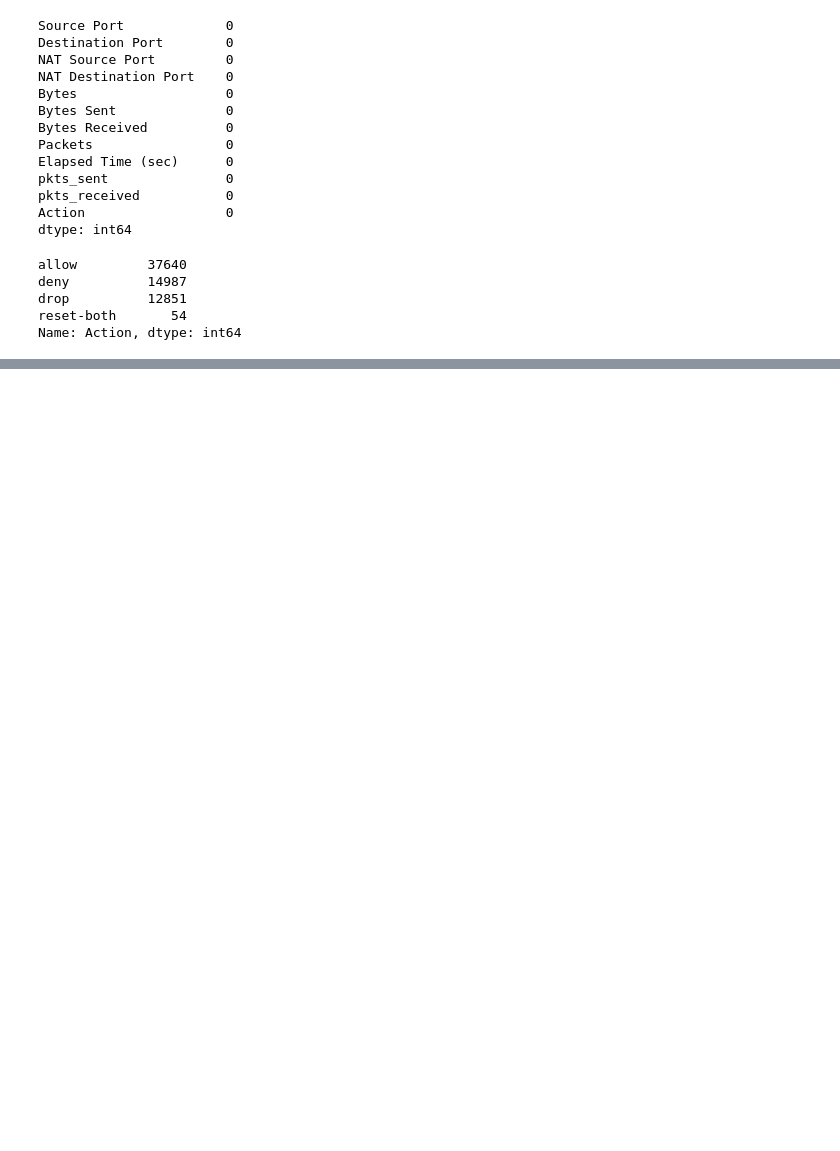
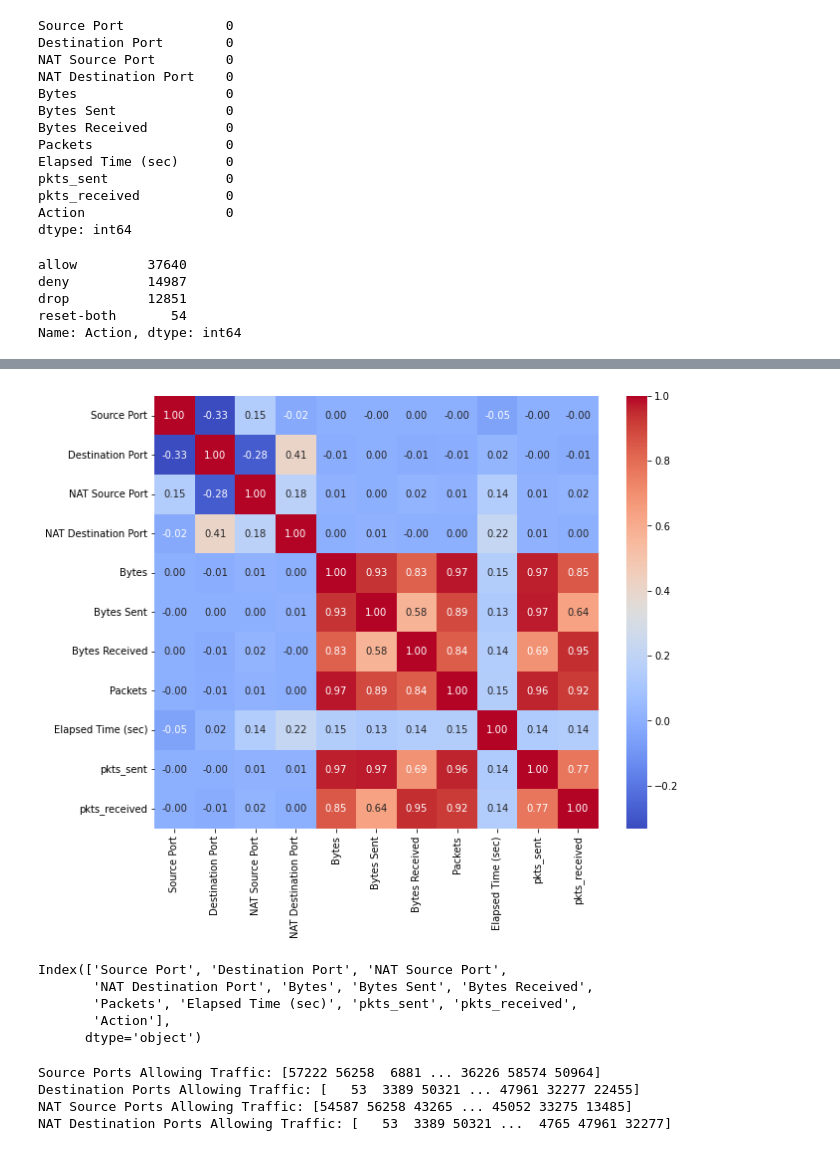
Before and after one commit to cctdoug/ML_CA1, a Jupyter notebook: ML_CA1.ipynb, the cells around one changed output, grey strips where cells are left out. Drawn from its saved outputs; the diff is of its cells as text; code cells hidden in the pictures; blank space fills up the shorter version.

Commit message:
Data Vis - EAD

```diff
--- a/ML_CA1.ipynb
+++ b/ML_CA1.ipynb
@@ -128,0 +161,35 @@ dtype: object
+# %%
+# Correlation matrix heatmap
+plt.figure(figsize=(10, 8))
+sns.heatmap(df.corr(), annot=True, fmt=".2f", cmap='coolwarm');
+# %% [output]
+[figure, added]
+# %%
+df.columns
+# %% [output]
+Index(['Source Port', 'Destination Port', 'NAT Source Port',
+       'NAT Destination Port', 'Bytes', 'Bytes Sent', 'Bytes Received',
+       'Packets', 'Elapsed Time (sec)', 'pkts_sent', 'pkts_received',
+       'Action'],
+      dtype='object')
+# %%
+# Filter the DataFrame to include only rows where traffic is allowed
+# Assuming 'allow' is the indicator of allowed traffic in the 'Action' column
+allowed_traffic_df = df[df['Action'] == 'allow']
+
+# Extract unique ports that have allowed traffic
+source_ports = allowed_traffic_df['Source Port'].unique()
+destination_ports = allowed_traffic_df['Destination Port'].unique()
+nat_source_ports = allowed_traffic_df['NAT Source Port'].unique()
+nat_destination_ports = allowed_traffic_df['NAT Destination Port'].unique()
+
+# Printing the list of ports that allow traffic
+print("Source Ports Allowing Traffic:", source_ports)
+print("Destination Ports Allowing Traffic:", destination_ports)
+print("NAT Source Ports Allowing Traffic:", nat_source_ports)
+print("NAT Destination Ports Allowing Traffic:", nat_destination_ports)
+# %% [output]
+Source Ports Allowing Traffic: [57222 56258  6881 ... 36226 58574 50964]
+Destination Ports Allowing Traffic: [   53  3389 50321 ... 47961 32277 22455]
+NAT Source Ports Allowing Traffic: [54587 56258 43265 ... 45052 33275 13485]
+NAT Destination Ports Allowing Traffic: [   53  3389 50321 ...  4765 47961 32277]
```
Also changed, not shown: parts of 7 cells of this notebook.
